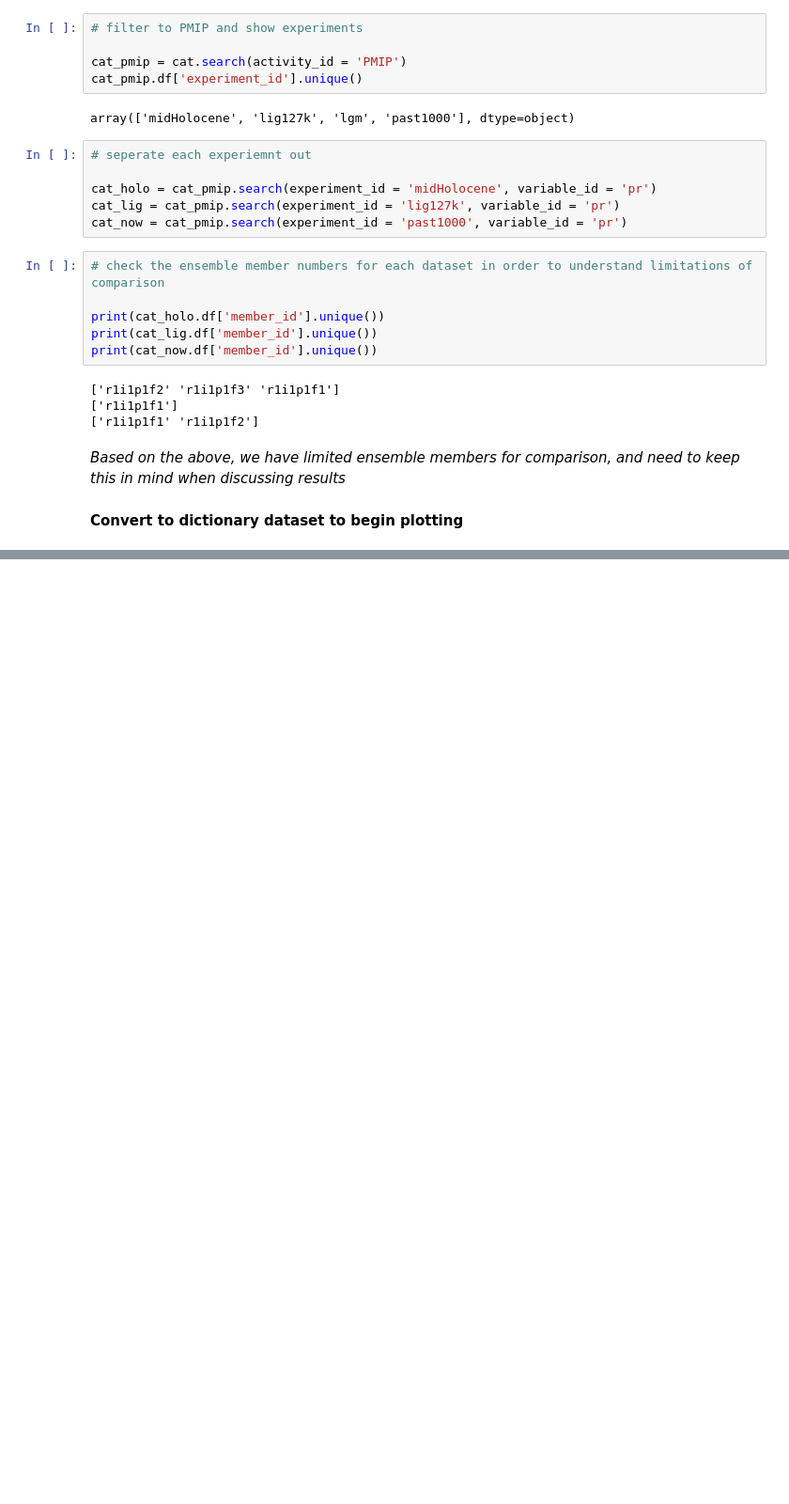
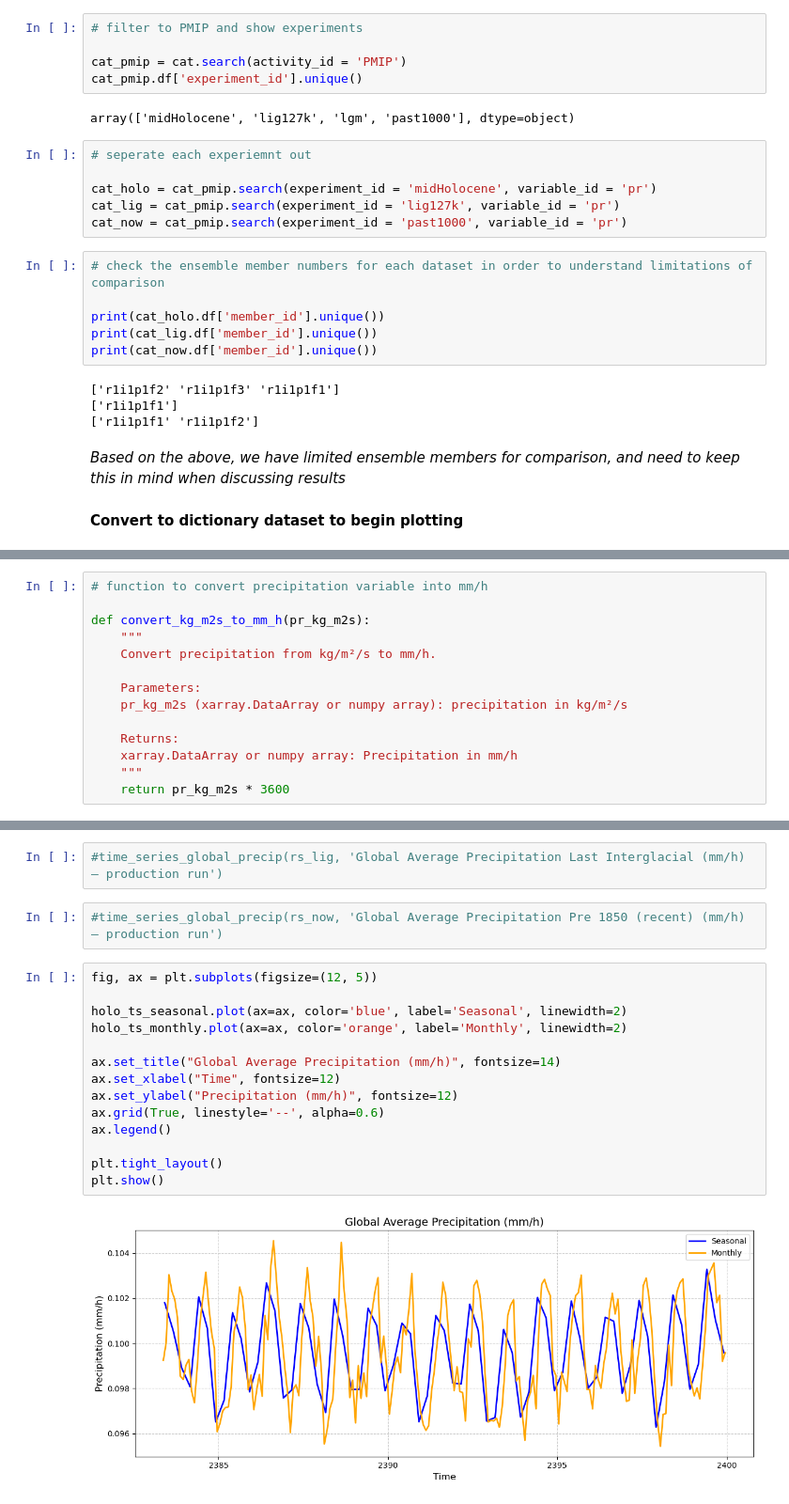
Before and after one commit to KellySavanna/440_PMIP_Modelling, a Jupyter notebook: produce_figures.ipynb, the cells around one changed output, grey strips where cells are left out. Shown at 94% size. Cells and saved outputs as stored; diff of their text form; blank space fills up the shorter version.

```diff
--- a/produce_figures.ipynb
+++ b/produce_figures.ipynb
@@ -101,0 +90,14 @@ ds_holo
+# %%
+# function to convert precipitation variable into mm/h
+
+def convert_kg_m2s_to_mm_h(pr_kg_m2s):
+    """
+    Convert precipitation from kg/m²/s to mm/h.
+
+    Parameters:
+    pr_kg_m2s (xarray.DataArray or numpy array): precipitation in kg/m²/s
+
+    Returns:
+    xarray.DataArray or numpy array: Precipitation in mm/h
+    """
+    return pr_kg_m2s * 3600
@@ -101,0 +178,20 @@ ds_holo
+# %%
+#time_series_global_precip(rs_lig, 'Global Average Precipitation Last Interglacial (mm/h) – production run')
+# %%
+#time_series_global_precip(rs_now, 'Global Average Precipitation Pre 1850 (recent) (mm/h) – production run')
+# %%
+fig, ax = plt.subplots(figsize=(12, 5))
+
+holo_ts_seasonal.plot(ax=ax, color='blue', label='Seasonal', linewidth=2)
+holo_ts_monthly.plot(ax=ax, color='orange', label='Monthly', linewidth=2)
+
+ax.set_title("Global Average Precipitation (mm/h)", fontsize=14)
+ax.set_xlabel("Time", fontsize=12)
+ax.set_ylabel("Precipitation (mm/h)", fontsize=12)
+ax.grid(True, linestyle='--', alpha=0.6)
+ax.legend()
+
+plt.tight_layout()
+plt.show()
+# %% [output]
+[figure, added]
```
Also changed, not shown: parts of 10 cells of this notebook.
